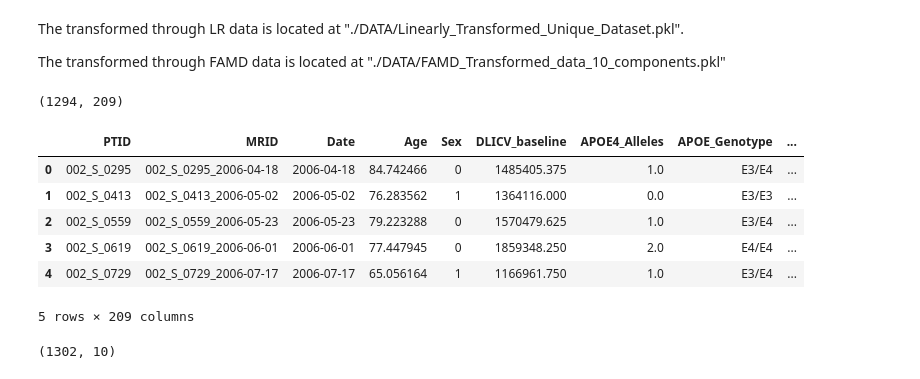
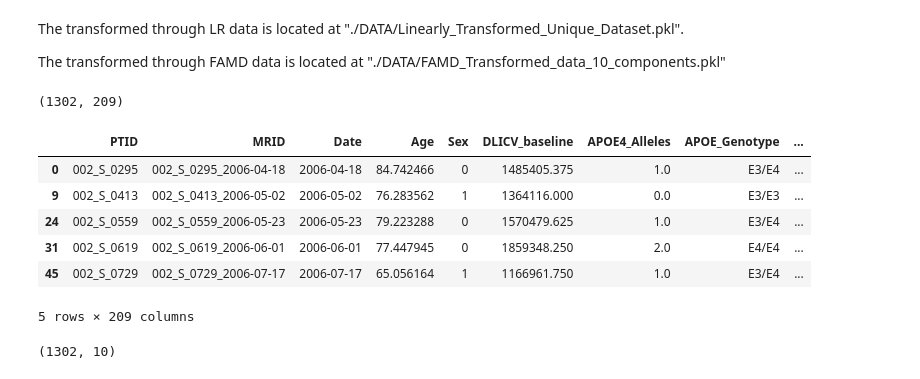
Before and after one commit to georgeaidinis/Dissertation, a Jupyter notebook: DeepCCA Model/ADNI Classification SVM FAMD.ipynb, the cells around one changed output. Drawn from its saved outputs; the diff is of its cells as text; code cells hidden in the pictures.

```diff
--- a/DeepCCA Model/ADNI Classification SVM FAMD.ipynb
+++ b/DeepCCA Model/ADNI Classification SVM FAMD.ipynb
@@ -34,17 +34,17 @@ The transformed through LR data is located at "./DATA/Linearly_Transformed_Uniqu
 The transformed through FAMD data is located at "./DATA/FAMD_Transformed_data_10_components.pkl"
 # %%
 # Read the data transformed through the Regressional Analysis:
-lr_data = pd.read_pickle("./DATA/Linearly_Transformed_Reduced_OPNMF_Dataset.pkl")
+lr_data = pd.read_pickle("./DATA/Linearly_Transformed_Unique_Dataset.pkl")
 print(lr_data.shape)
 lr_data.head()
 # %% [output]
-(1294, 209)
+(1302, 209)
 |  | PTID | MRID | Date | Age | Sex | DLICV_baseline | APOE4_Alleles | APOE_Genotype | ... |
 | 0 | 002_S_0295 | 002_S_0295_2006-04-18 | 2006-04-18 | 84.742466 | 0 | 1485405.375 | 1.0 | E3/E4 | ... |
-| 1 | 002_S_0413 | 002_S_0413_2006-05-02 | 2006-05-02 | 76.283562 | 1 | 1364116.000 | 0.0 | E3/E3 | ... |
-| 2 | 002_S_0559 | 002_S_0559_2006-05-23 | 2006-05-23 | 79.223288 | 0 | 1570479.625 | 1.0 | E3/E4 | ... |
-| 3 | 002_S_0619 | 002_S_0619_2006-06-01 | 2006-06-01 | 77.447945 | 0 | 1859348.250 | 2.0 | E4/E4 | ... |
-| 4 | 002_S_0729 | 002_S_0729_2006-07-17 | 2006-07-17 | 65.056164 | 1 | 1166961.750 | 1.0 | E3/E4 | ... |
+| 9 | 002_S_0413 | 002_S_0413_2006-05-02 | 2006-05-02 | 76.283562 | 1 | 1364116.000 | 0.0 | E3/E3 | ... |
+| 24 | 002_S_0559 | 002_S_0559_2006-05-23 | 2006-05-23 | 79.223288 | 0 | 1570479.625 | 1.0 | E3/E4 | ... |
+| 31 | 002_S_0619 | 002_S_0619_2006-06-01 | 2006-06-01 | 77.447945 | 0 | 1859348.250 | 2.0 | E4/E4 | ... |
+| 45 | 002_S_0729 | 002_S_0729_2006-07-17 | 2006-07-17 | 65.056164 | 1 | 1166961.750 | 1.0 | E3/E4 | ... |
 5 rows × 209 columns
 # %%
 famd_data = pd.read_pickle("./DATA/FAMD_Transformed_data_10_components.pkl")
```
Also changed, not shown: parts of 6 cells of this notebook.
